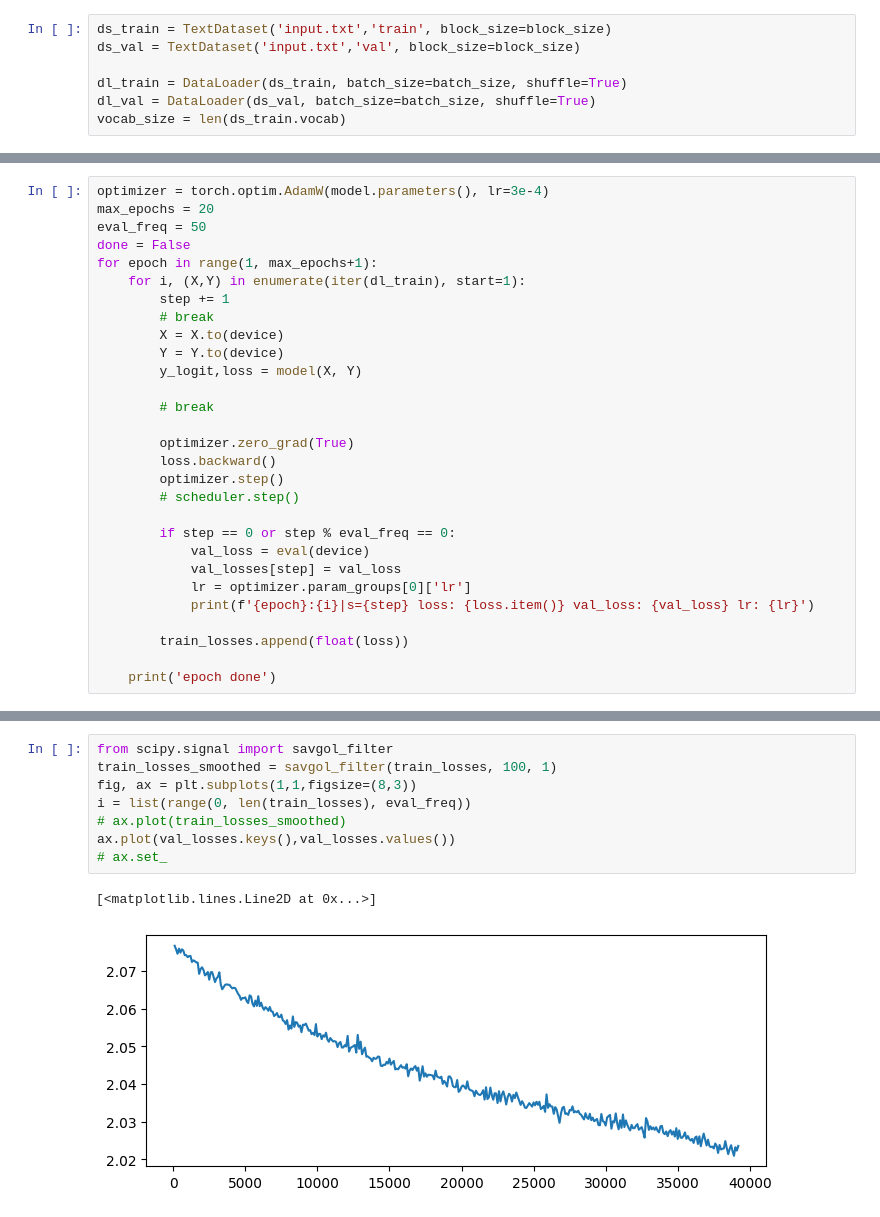
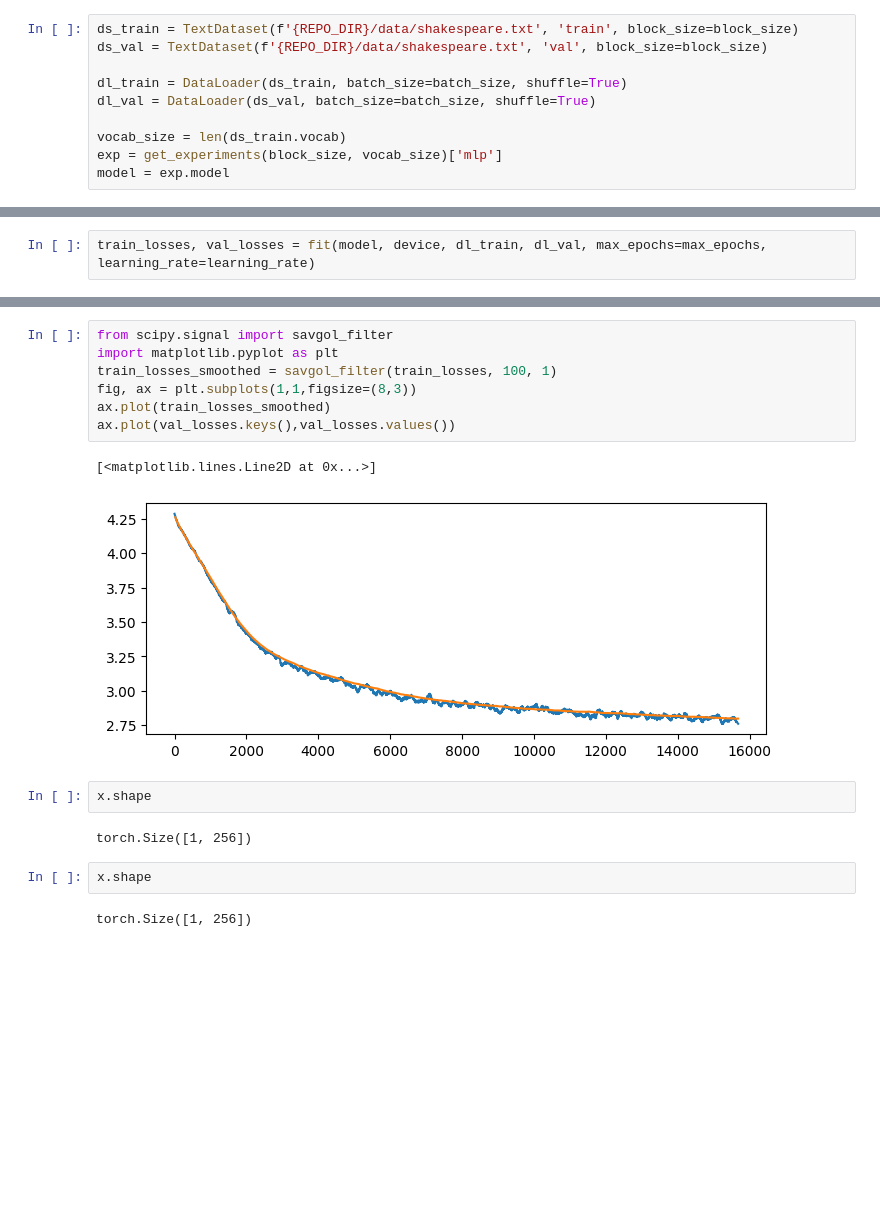
Before and after one commit to egafni/GPT, a Jupyter notebook: notebooks/dev.ipynb, the cells around one changed output, grey strips where cells are left out. Drawn from its saved outputs; the diff is of its cells as text; blank space fills up the shorter version.

```diff
--- a/notebooks/dev.ipynb
+++ b/notebooks/dev.ipynb
@@ -42,7 +22,10 @@ block_size=256
 # %%
-ds_train = TextDataset('input.txt','train', block_size=block_size)
-ds_val = TextDataset('input.txt','val', block_size=block_size)
+ds_train = TextDataset(f'{REPO_DIR}/data/shakespeare.txt', 'train', block_size=block_size)
+ds_val = TextDataset(f'{REPO_DIR}/data/shakespeare.txt', 'val', block_size=block_size)
 
 dl_train = DataLoader(ds_train, batch_size=batch_size, shuffle=True)
 dl_val = DataLoader(ds_val, batch_size=batch_size, shuffle=True)
+
 vocab_size = len(ds_train.vocab)
+exp = get_experiments(block_size, vocab_size)['mlp']
+model = exp.model
@@ -76,29 +31,0 @@ step = 0
-# %%
-optimizer = torch.optim.AdamW(model.parameters(), lr=3e-4)
-max_epochs = 20
-eval_freq = 50
-done = False
-for epoch in range(1, max_epochs+1):
-    for i, (X,Y) in enumerate(iter(dl_train), start=1):
-        step += 1
-        # break
-        X = X.to(device)
-        Y = Y.to(device)
-        y_logit,loss = model(X, Y)
-
-        # break
-
-        optimizer.zero_grad(True)
-        loss.backward()
-        optimizer.step()
-        # scheduler.step()
-
-        if step == 0 or step % eval_freq == 0:
-            val_loss = eval(device)
-            val_losses[step] = val_loss
-            lr = optimizer.param_groups[0]['lr']
-            print(f'{epoch}:{i}|s={step} loss: {loss.item()} val_loss: {val_loss} lr: {lr}')
-
-        train_losses.append(float(loss))
-
-    print('epoch done')
@@ -128,0 +32,2 @@ len(train_losses)
+# %%
+train_losses, val_losses = fit(model, device, dl_train, dl_val, max_epochs=max_epochs, learning_rate=learning_rate)
@@ -129,13 +52,20 @@ len(train_losses)
 # %%
 from scipy.signal import savgol_filter
+import matplotlib.pyplot as plt
 train_losses_smoothed = savgol_filter(train_losses, 100, 1)
 fig, ax = plt.subplots(1,1,figsize=(8,3))
-i = list(range(0, len(train_losses), eval_freq))
-# ax.plot(train_losses_smoothed)
+ax.plot(train_losses_smoothed)
 ax.plot(val_losses.keys(),val_losses.values())
-# ax.set_
 # %% [output]
 [<matplotlib.lines.Line2D at 0x...>]
-[figure, old version]
+[figure, new version]
+# %%
+x.shape
+# %% [output]
+torch.Size([1, 256])
+# %%
+x.shape
+# %% [output]
+torch.Size([1, 256])
 # %%
 x = ds_val[0][0].unsqueeze(0)
```
Also changed, not shown: parts of 18 cells of this notebook, 18 other files.
